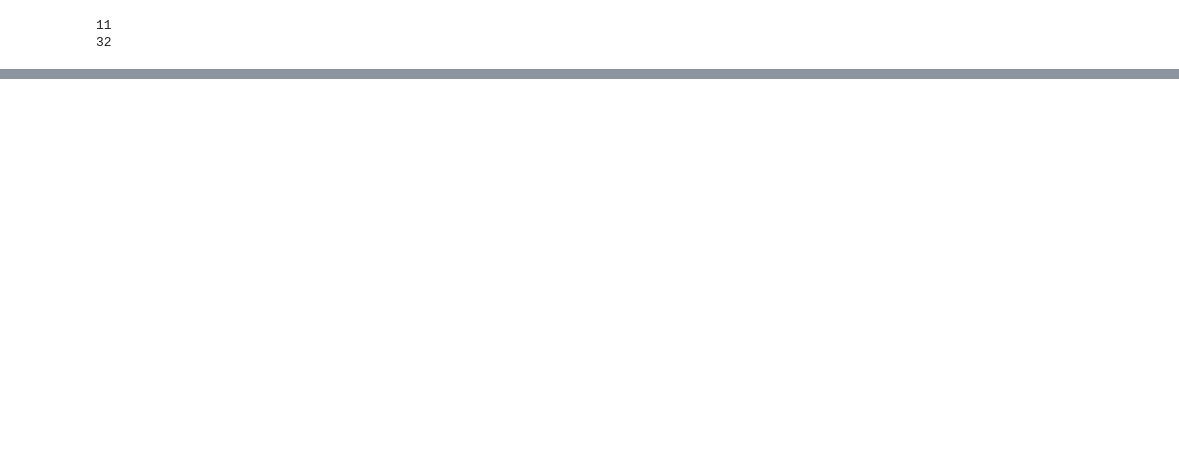
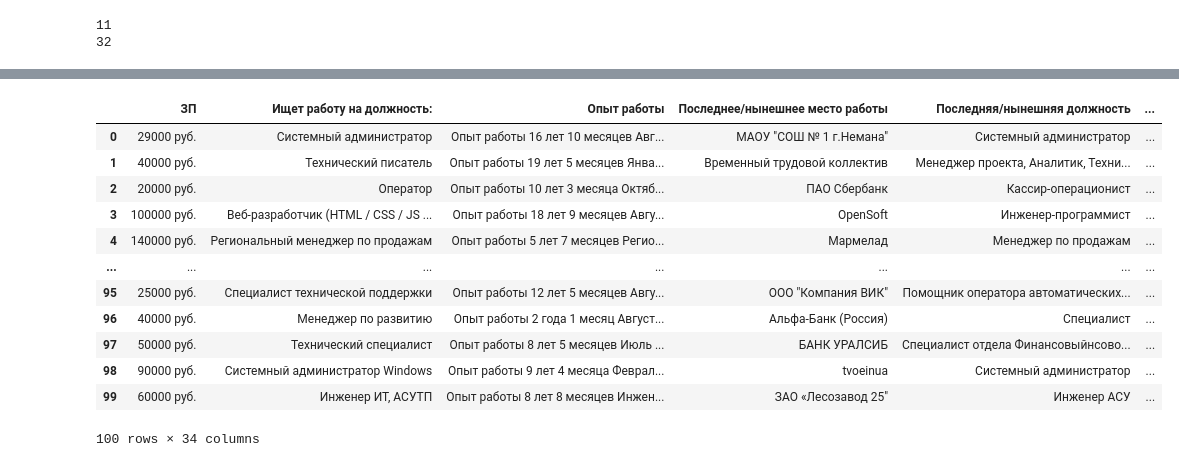
Before and after one commit to yogiki/LernProject_SF, a Jupyter notebook: HeadeHunter_Project/hh_project.ipynb, the cells around one changed output, grey strips where cells are left out. Drawn from its saved outputs; the diff is of its cells as text; code cells hidden in the pictures; blank space fills up the shorter version.

```diff
--- a/HeadeHunter_Project/hh_project.ipynb
+++ b/HeadeHunter_Project/hh_project.ipynb
@@ -335,0 +467,9 @@ print(round(hh_data_copy[
+# %%
+# Загружаем данные о курсах валют
+currency_data = pd.read_csv('data/currency_rates.csv')
+
+# Преобразуем столбец date в datetime с правильным форматом
+currency_data['date'] = pd.to_datetime(currency_data['date'], format='%d/%m/%y')
+
+# Оставляем только нужные столбцы
+currency_data = currency_data[['currency', 'date', 'proportion', 'close']]
@@ -335,0 +489,8 @@ print(round(hh_data_copy[
+# %%
+# Разделяем столбец ЗП» на сумму и валюту
+hh_data_copy[['ЗП сумма', 'ЗП валюта']] = hh_data_copy['ЗП'].str.split(n=1, expand=True)
+# Удаляем точку из валюты
+hh_data_copy['ЗП валюта'] = hh_data_copy['ЗП валюта'].str.replace('.', '')
+# Преобразуем в float
+hh_data_copy['ЗП сумма'] = hh_data_copy['ЗП сумма'].str.replace(' ', '').astype(float)
+hh_data_copy.head()
@@ -335,0 +505,16 @@ print(round(hh_data_copy[
+# %%
+# Преобразуем столбец «Дата обновления» в datetime
+hh_data_copy['Дата обновления'] = pd.to_datetime(hh_data_copy['Дата обновления'])
+
+# Объединяем данные с курсами валют
+merged_data = pd.merge(
+    hh_data_copy,
+    currency_data,
+    left_on=['Дата обновления', 'ЗП валюта'],
+    right_on=['date', 'currency'],
+    how='left'
+)
+
+# Заполняем курс для рубля (если валюта — рубль, курс = 1)
+merged_data.loc[merged_data['ЗП валюта'] == 'руб', 'close'] = 1
+merged_data.head()
@@ -335,0 +529,24 @@ print(round(hh_data_copy[
+# %%
+# Вычисляем заработную плату в рублях
+merged_data['ЗП (руб)'] = (
+    merged_data['ЗП сумма'] * merged_data['close'] / merged_data['proportion']
+)
+
+# Заполняем пропуски (если курс не найден, считаем ЗП в рублях равной исходной сумме)
+merged_data['ЗП (руб)'] = merged_data['ЗП (руб)'].fillna(merged_data['ЗП сумма'])
+
+merged_data.head(100)
+# %% [output]
+|  | ЗП | Ищет работу на должность: | Опыт работы | Последнее/нынешнее место работы | Последняя/нынешняя должность | ... |
+| 0 | 29000 руб. | Системный администратор | Опыт работы 16 лет 10 месяцев Авг... | МАОУ "СОШ № 1 г.Немана" | Системный администратор | ... |
+| 1 | 40000 руб. | Технический писатель | Опыт работы 19 лет 5 месяцев Янва... | Временный трудовой коллектив | Менеджер проекта, Аналитик, Техни... | ... |
+| 2 | 20000 руб. | Оператор | Опыт работы 10 лет 3 месяца Октяб... | ПАО Сбербанк | Кассир-операционист | ... |
+| 3 | 100000 руб. | Веб-разработчик (HTML / CSS / JS ... | Опыт работы 18 лет 9 месяцев Авгу... | OpenSoft | Инженер-программист | ... |
+| 4 | 140000 руб. | Региональный менеджер по продажам | Опыт работы 5 лет 7 месяцев Регио... | Мармелад | Менеджер по продажам | ... |
+| ... | ... | ... | ... | ... | ... | ... |
+| 95 | 25000 руб. | Специалист технической поддержки | Опыт работы 12 лет 5 месяцев Авгу... | ООО "Компания ВИК" | Помощник оператора автоматических... | ... |
+| 96 | 40000 руб. | Менеджер по развитию | Опыт работы 2 года 1 месяц Август... | Альфа-Банк (Россия) | Специалист | ... |
+| 97 | 50000 руб. | Технический специалист | Опыт работы 8 лет 5 месяцев Июль ... | БАНК УРАЛСИБ | Специалист отдела Финансовыйнсово... | ... |
+| 98 | 90000 руб. | Системный администратор Windows | Опыт работы 9 лет 4 месяца Феврал... | tvoeinua | Системный администратор | ... |
+| 99 | 60000 руб. | Инженер ИТ, АСУТП | Опыт работы 8 лет 8 месяцев Инжен... | ЗАО «Лесозавод 25" | Инженер АСУ | ... |
+100 rows × 34 columns
```
Also changed, not shown: parts of 10 cells of this notebook, 1 other file.
